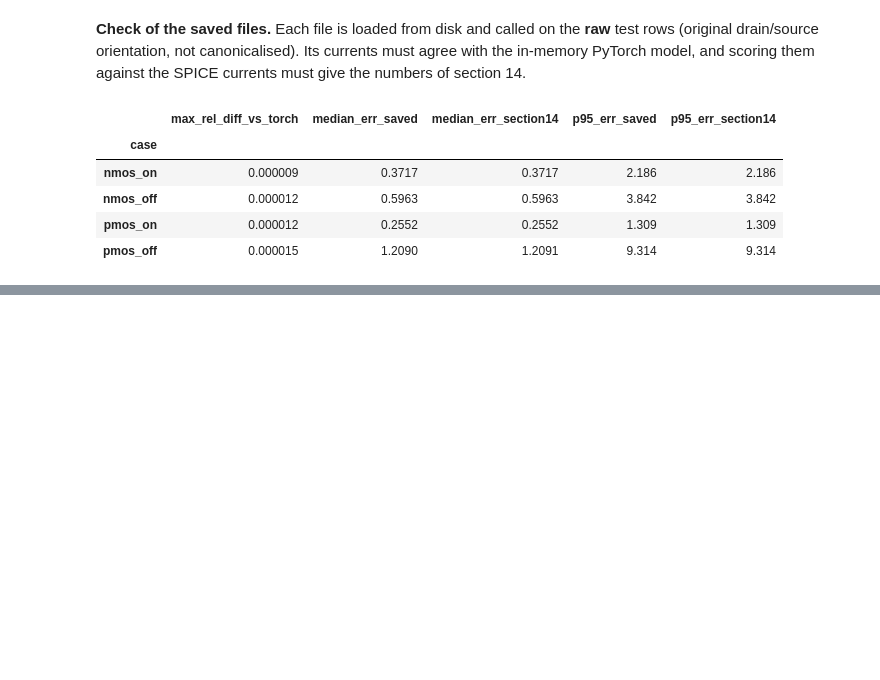
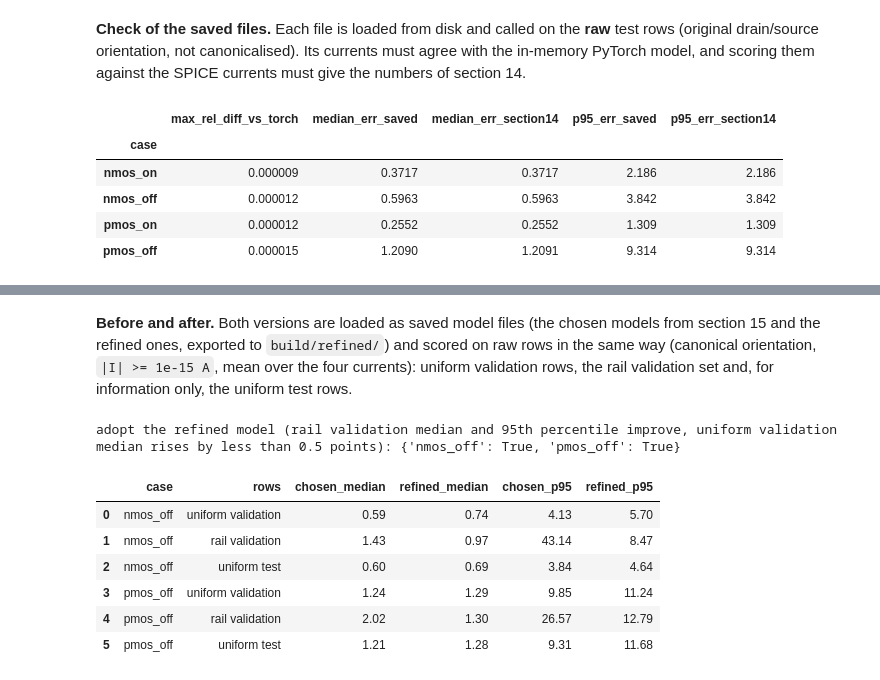
Before and after one commit to rtvk2/dvd-leakage-estimation, a Jupyter notebook: notebooks/03_train.ipynb, the cells around one changed output, grey strips where cells are left out. Saved outputs shown, nothing was run; the diff lists cells and outputs as text; code cells hidden in the pictures; blank space fills up the shorter version.

```diff
--- a/notebooks/03_train.ipynb
+++ b/notebooks/03_train.ipynb
@@ -1226,0 +1269,45 @@ Next: gate netlists, the 200 PVT corners and the gate-level SPICE run (notebook
+# %% [markdown]
+**Before and after.** Both versions are loaded as saved model files (the chosen models from section 15 and the refined ones, exported to `build/refined/`) and scored on raw rows in the same way (canonical orientation, `|I| >= 1e-15 A`, mean over the four currents): uniform validation rows, the rail validation set and, for information only, the uniform test rows.
+# %%
+BUILD_REFINED = ROOT / "build" / "refined"
+BUILD_REFINED.mkdir(parents=True, exist_ok=True)
+kept = {c: chosen[c] for c in EXTRA_CASES}
+for c in EXTRA_CASES:                                     # export_model() takes the model from `chosen`
+    chosen[c] = (kept[c][0], refined[c], kept[c][2])
+    export_model(c, BUILD_REFINED / f"{c}.npz")
+    chosen[c] = kept[c]
+
+
+def canonical_eval(path, rows_raw, case):
+    """Score a saved model on raw rows: predictions and truth in the canonical orientation, as everywhere in this notebook."""
+    dev = CASES[case]
+    pred = SavedModel(path)(rows_raw[FEATS])
+    c, swap = canonicalize(rows_raw, dev)
+    sw = swap.to_numpy()
+    pred[sw] = pred[sw][:, [2, 1, 0, 3]]
+    return c[TERMS].to_numpy(), pred, (c["vd"] - c["vs"]).abs().to_numpy()
+
+
+sets = lambda c: {"uniform validation": data[c].iloc[splits[c][1]], "rail validation": arrays[c]["hold"], "uniform test": data[c].iloc[splits[c][2]]}
+rows, adopt = [], {}
+for c in EXTRA_CASES:
+    for name, rr in sets(c).items():
+        s_old, s_new = (score(*canonical_eval(p / f"{c}.npz", rr, c), I0) for p in (MODEL_DIR, BUILD_REFINED))
+        rows.append(dict(case=c, rows=name, chosen_median=s_old["median_rel"].mean() * 100, refined_median=s_new["median_rel"].mean() * 100,
+                         chosen_p95=s_old["p95_rel"].mean() * 100, refined_p95=s_new["p95_rel"].mean() * 100))
+before_after = pd.DataFrame(rows)
+for c in EXTRA_CASES:
+    u, r = (before_after[(before_after.case == c) & (before_after.rows == name)].iloc[0] for name in ("uniform validation", "rail validation"))
+    adopt[c] = bool(r["refined_median"] < r["chosen_median"] and r["refined_p95"] < r["chosen_p95"] and u["refined_median"] - u["chosen_median"] < 0.5)
+before_after.to_csv(RESULT_DIR / "refinement_before_after.csv", index=False)
+print("adopt the refined model (rail validation median and 95th percentile improve, uniform validation median rises by less than 0.5 points):", adopt)
+before_after.round(2)
+# %% [output]
+adopt the refined model (rail validation median and 95th percentile improve, uniform validation median rises by less than 0.5 points): {'nmos_off': True, 'pmos_off': True}
+|  | case | rows | chosen_median | refined_median | chosen_p95 | refined_p95 |
+| 0 | nmos_off | uniform validation | 0.59 | 0.74 | 4.13 | 5.70 |
+| 1 | nmos_off | rail validation | 1.43 | 0.97 | 43.14 | 8.47 |
+| 2 | nmos_off | uniform test | 0.60 | 0.69 | 3.84 | 4.64 |
+| 3 | pmos_off | uniform validation | 1.24 | 1.29 | 9.85 | 11.24 |
+| 4 | pmos_off | rail validation | 2.02 | 1.30 | 26.57 | 12.79 |
+| 5 | pmos_off | uniform test | 1.21 | 1.28 | 9.31 | 11.68 |
```
Also changed, not shown: parts of 13 cells of this notebook, 12 other files.
